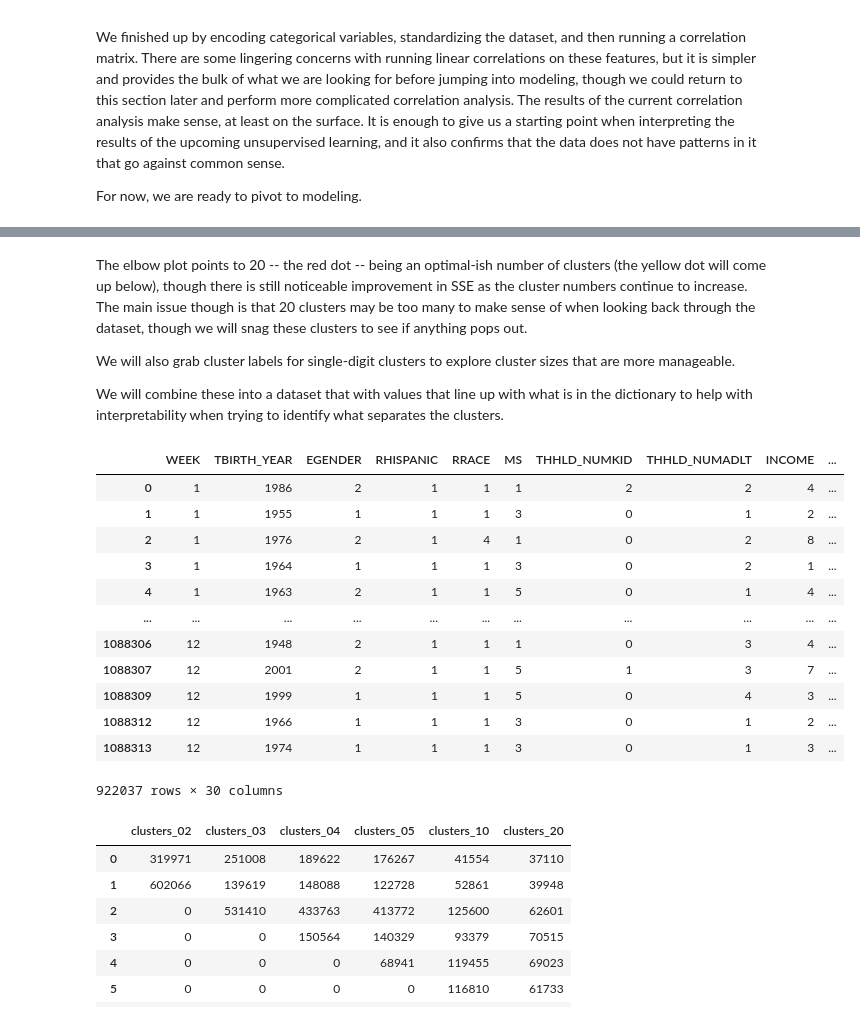
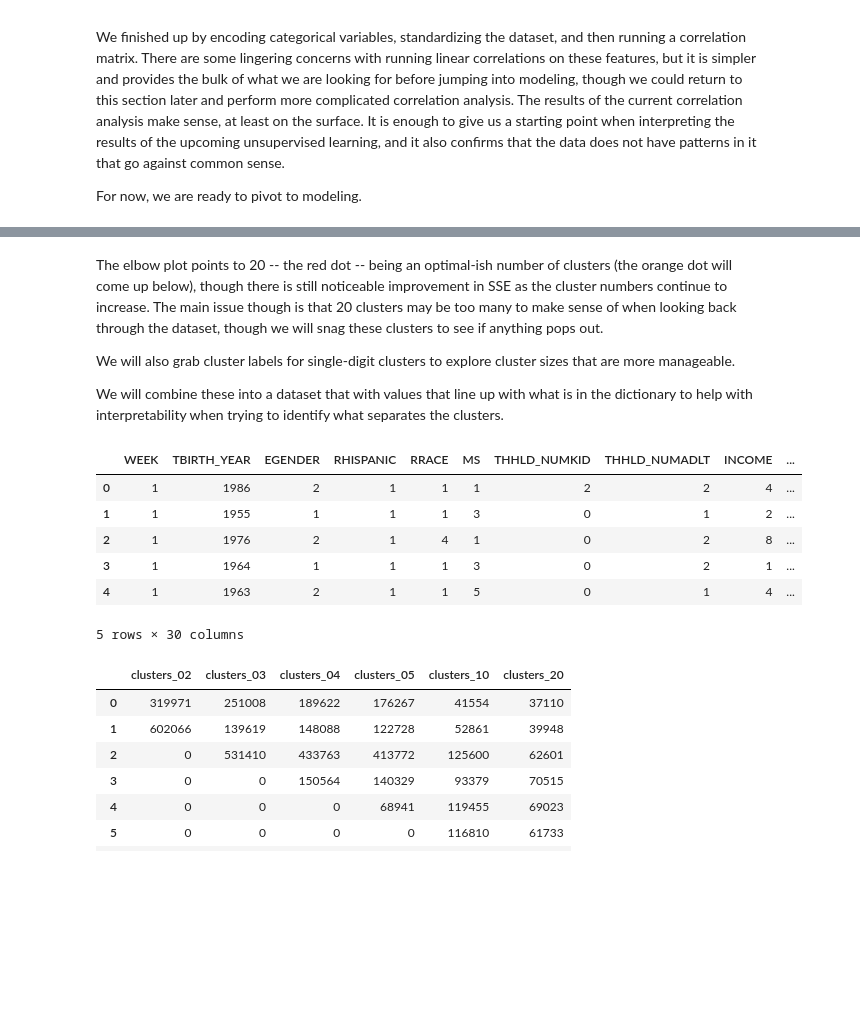
Before and after one commit to jhleakakos/msds-unsupervised-learning-final, a Jupyter notebook: even_more_surveys.ipynb, the cells around one changed output, grey strips where cells are left out. Drawn from its saved outputs; the diff is of its cells as text; code cells hidden in the pictures; blank space fills up the shorter version.

```diff
--- a/even_more_surveys.ipynb
+++ b/even_more_surveys.ipynb
@@ -1271,5 +1257,5 @@ plt.scatter(10, sse[8]/scale, marker='o', s=40, color='yellow');
 # %% [markdown]
-The elbow plot points to 20 -- the red dot -- being an optimal-ish number of clusters (the yellow dot will come up below), though there is still noticeable improvement in SSE as the cluster numbers continue to increase. The main issue though is that 20 clusters may be too many to make sense of when looking back through the dataset, though we will snag these clusters to see if anything pops out.
+The elbow plot points to 20 -- the red dot -- being an optimal-ish number of clusters (the orange dot will come up below), though there is still noticeable improvement in SSE as the cluster numbers continue to increase. The main issue though is that 20 clusters may be too many to make sense of when looking back through the dataset, though we will snag these clusters to see if anything pops out.
 
 We will also grab cluster labels for single-digit clusters to explore cluster sizes that are more manageable.
 
@@ -1287,21 +1273,15 @@ df_analysis_km['clusters_09'] = KMeans(n_clusters=9, random_state=42).fit_predic
 df_analysis_km['clusters_10'] = KMeans(n_clusters=10, random_state=42).fit_predict(df_model)
 df_analysis_km['clusters_20'] = KMeans(n_clusters=20, random_state=42).fit_predict(df_model)
 # %%
-df_analysis_km
+df_analysis_km.head()
 # %% [output]
 |  | WEEK | TBIRTH_YEAR | EGENDER | RHISPANIC | RRACE | MS | THHLD_NUMKID | THHLD_NUMADLT | INCOME | ... |
 | 0 | 1 | 1986 | 2 | 1 | 1 | 1 | 2 | 2 | 4 | ... |
 | 1 | 1 | 1955 | 1 | 1 | 1 | 3 | 0 | 1 | 2 | ... |
 | 2 | 1 | 1976 | 2 | 1 | 4 | 1 | 0 | 2 | 8 | ... |
 | 3 | 1 | 1964 | 1 | 1 | 1 | 3 | 0 | 2 | 1 | ... |
 | 4 | 1 | 1963 | 2 | 1 | 1 | 5 | 0 | 1 | 4 | ... |
-| ... | ... | ... | ... | ... | ... | ... | ... | ... | ... | ... |
-| 1088306 | 12 | 1948 | 2 | 1 | 1 | 1 | 0 | 3 | 4 | ... |
-| 1088307 | 12 | 2001 | 2 | 1 | 1 | 5 | 1 | 3 | 7 | ... |
-| 1088309 | 12 | 1999 | 1 | 1 | 1 | 5 | 0 | 4 | 3 | ... |
-| 1088312 | 12 | 1966 | 1 | 1 | 1 | 3 | 0 | 1 | 2 | ... |
-| 1088313 | 12 | 1974 | 1 | 1 | 1 | 3 | 0 | 1 | 3 | ... |
-922037 rows × 30 columns
+5 rows × 30 columns
 # %%
 
 def return_km_df(df_input, col_input):
```
Also changed, not shown: parts of 15 cells of this notebook.
